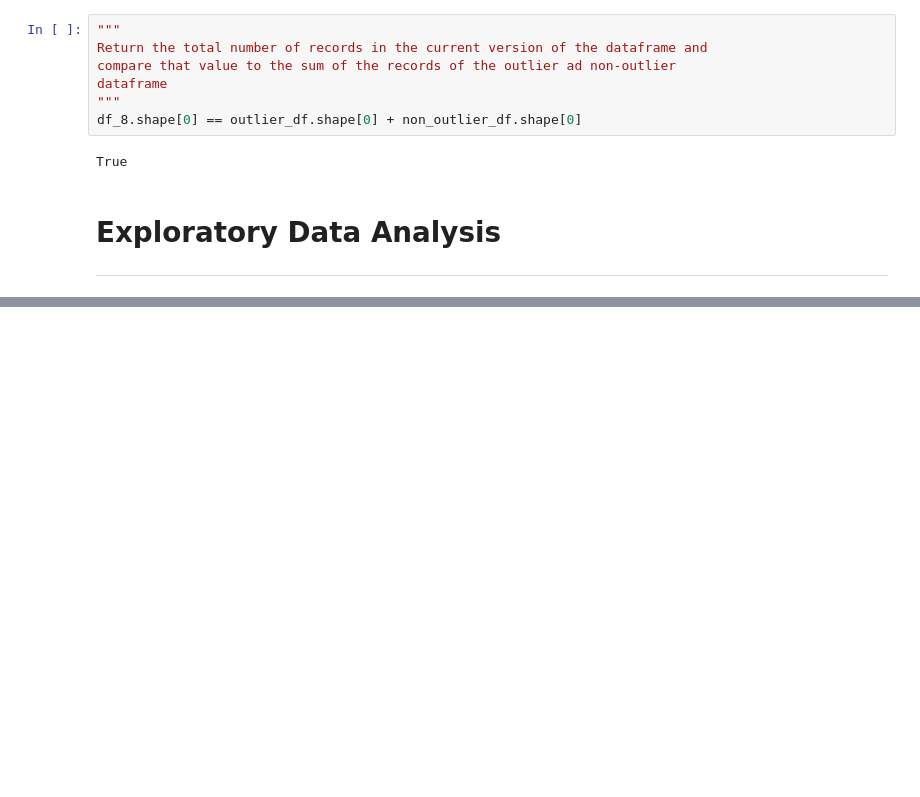
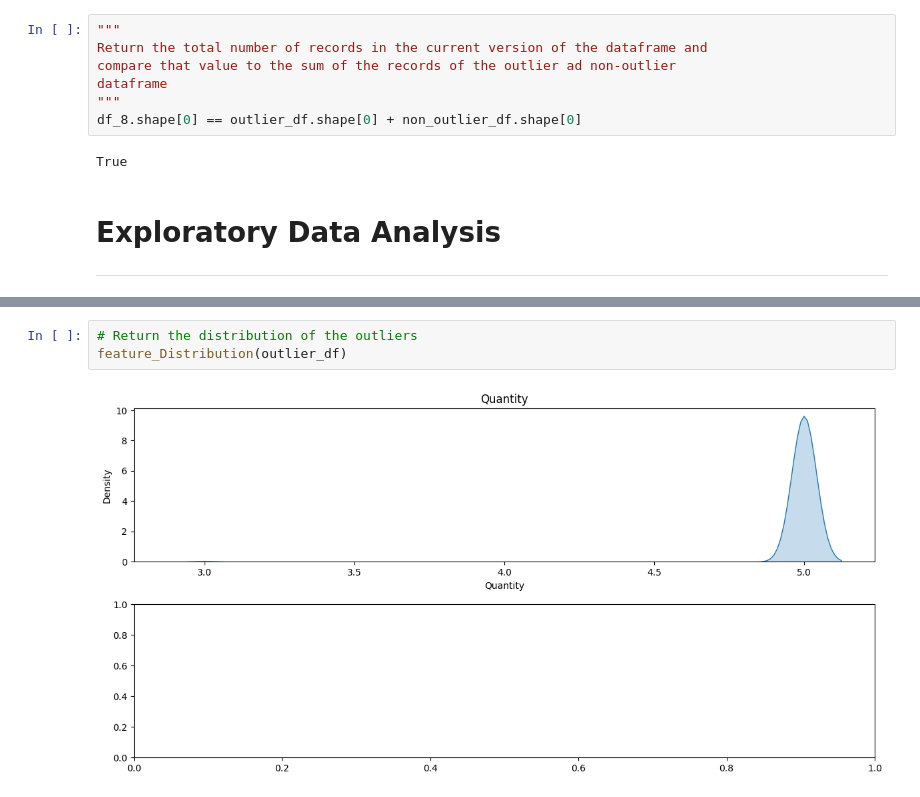
Before and after one commit to Just-Aymz/Cafe-Sales, a Jupyter notebook: Data_Processing/Exploratory_Data_Analysis.ipynb, the cells around one changed output, grey strips where cells are left out. Drawn from its saved outputs; the diff is of its cells as text; blank space fills up the shorter version.

```diff
--- a/Data_Processing/Exploratory_Data_Analysis.ipynb
+++ b/Data_Processing/Exploratory_Data_Analysis.ipynb
@@ -485,0 +529,5 @@ ___
+# %%
+# Return the distribution of the outliers
+feature_Distribution(outlier_df)
+# %% [output]
+[figure, added]
```
Also changed, not shown: parts of 6 cells of this notebook.
